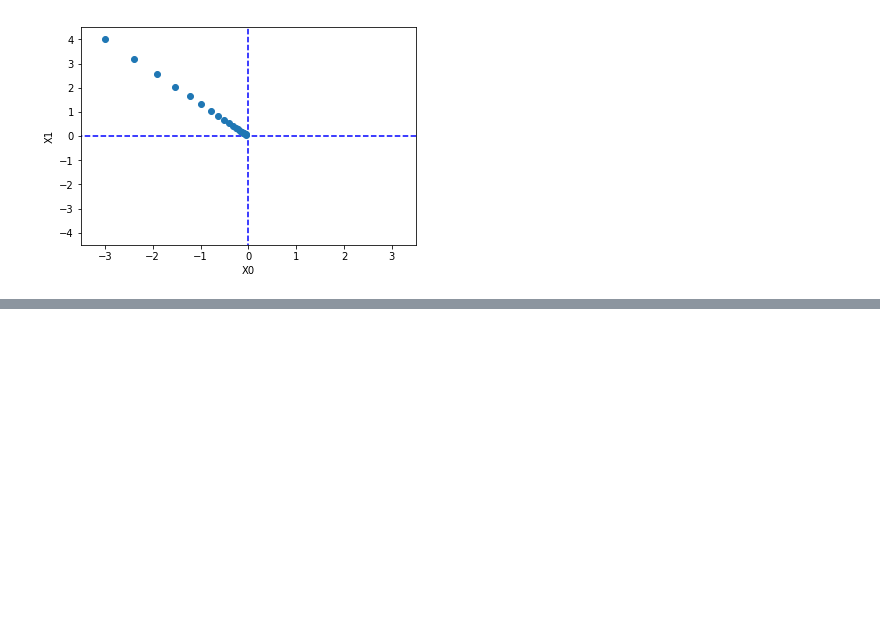
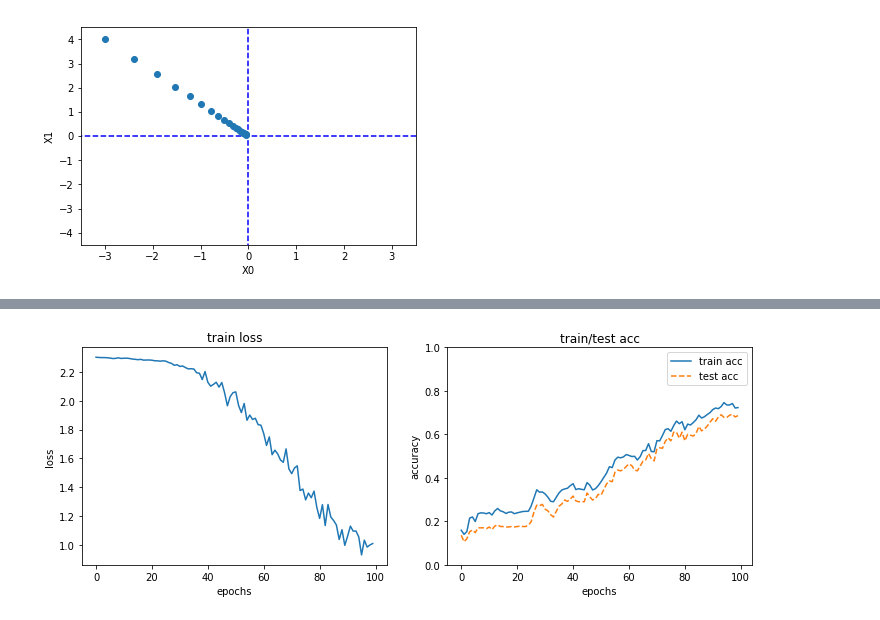
Before and after one commit to Gin04gh/datascience, a Jupyter notebook: zerokara_deeplearning/notebook.ipynb, the cells around one changed output, grey strips where cells are left out. Drawn from its saved outputs; the diff is of its cells as text; code cells hidden in the pictures; blank space fills up the shorter version.

```diff
--- a/zerokara_deeplearning/notebook.ipynb
+++ b/zerokara_deeplearning/notebook.ipynb
@@ -281,0 +242,14 @@ plt.show()
+# %%
+net = simpleNet()
+print(net.W) # 重み
+print('-'*50)
+
+x = np.array([0.6, 0.9])
+p = net.predict(x)
+print(p)
+print(np.argmax(p)) # 最大値のインデックス
+print('-'*50)
+
+t = np.array([0, 0, 1]) # 正解ラベル
+loss = net.loss(x, t)
+print(loss)
@@ -281,0 +432,21 @@ plt.show()
+# %%
+x = np.arange(iters_num)
+
+fig, axs = plt.subplots(ncols=2, figsize=(12,4))
+
+axs[0].plot(x, train_loss_list)
+axs[0].set_xlabel('epochs')
+axs[0].set_ylabel('loss')
+axs[0].set_title('train loss')
+
+axs[1].plot(x, train_acc_list, label='train acc')
+axs[1].plot(x, test_acc_list, label='test acc', linestyle='--')
+axs[1].set_xlabel('epochs')
+axs[1].set_ylabel('accuracy')
+axs[1].set_ylim(0, 1.0)
+axs[1].set_title('train/test acc')
+
+plt.legend()
+plt.show()
+# %% [output]
+[figure, added]
```
Also changed, not shown: parts of 13 cells of this notebook.
